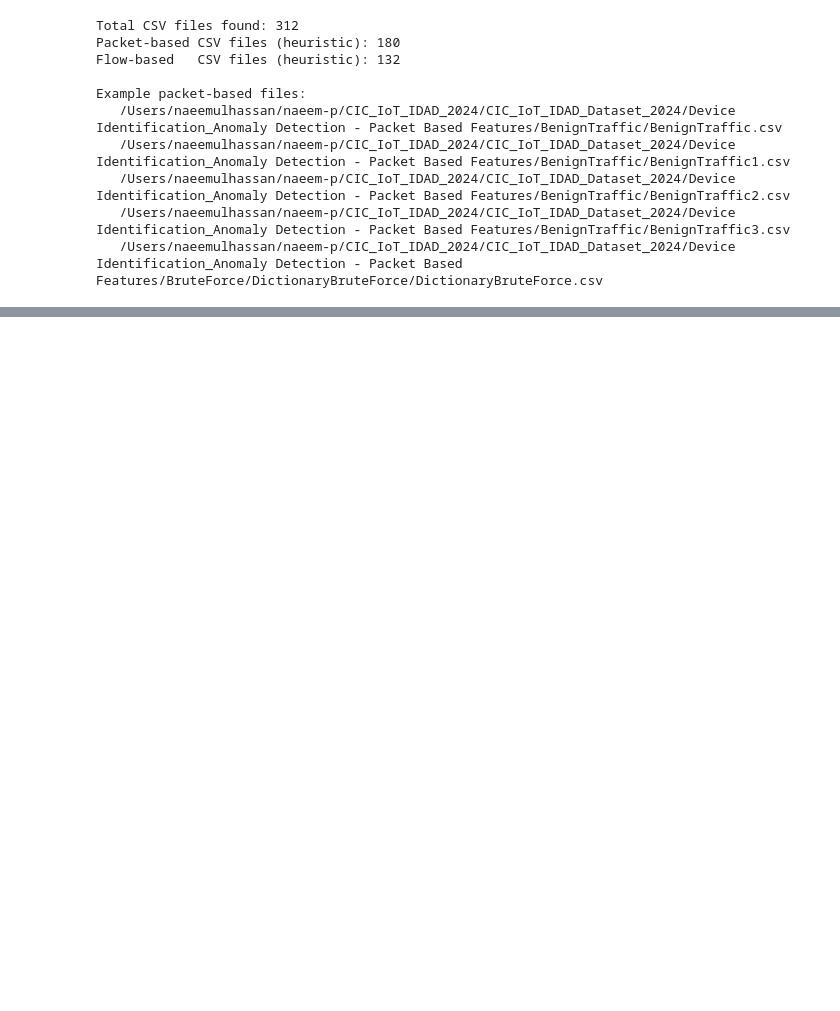
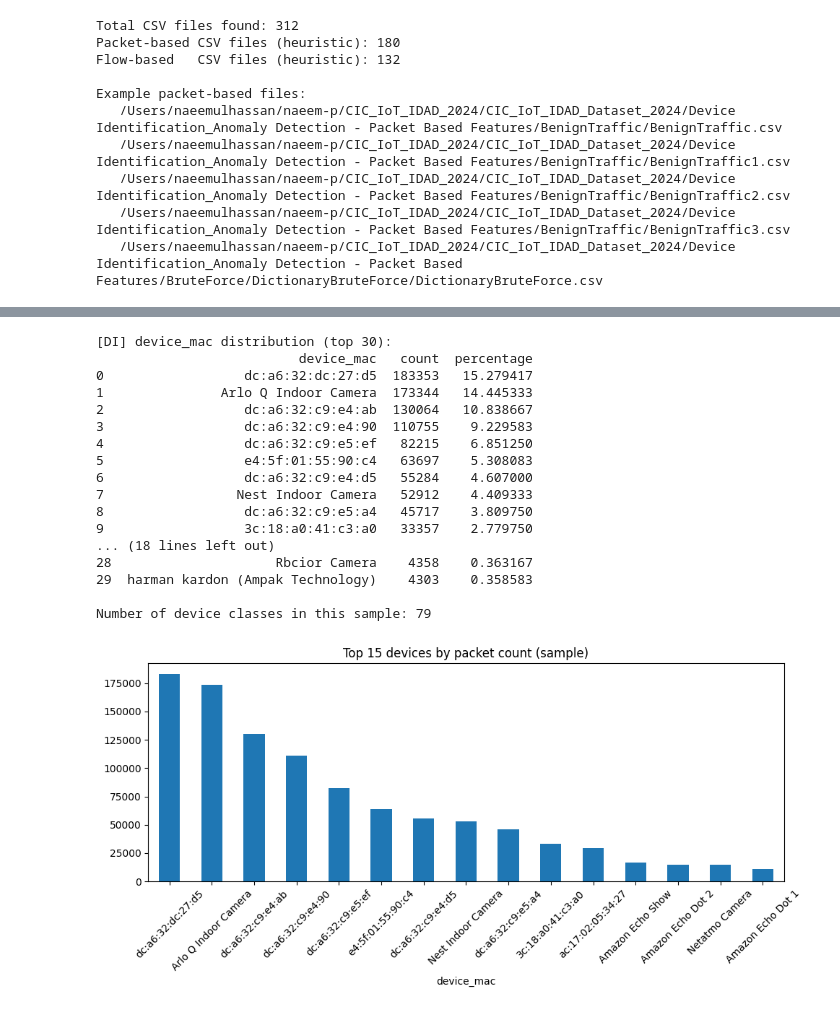
Before and after one commit to naeemhassan09/Cloud-Deployed-Multitask-IoT-IDS, a Jupyter notebook: notebooks/02_label_and_feature_analysis.ipynb, the cells around one changed output, grey strips where cells are left out. Cells and saved outputs as stored; diff of their text form; code cells hidden in the pictures; blank space fills up the shorter version.

```diff
--- a/notebooks/02_label_and_feature_analysis.ipynb
+++ b/notebooks/02_label_and_feature_analysis.ipynb
@@ -31,9 +31,9 @@ BASE_PATH = Path(
     "/Users/naeemulhassan/naeem-p/CIC_IoT_IDAD_2024/CIC_IoT_IDAD_Dataset_2024"
 )
 
-# Sample configuration (≈ 560k rows)
-MAX_PACKET_FILES_FOR_SAMPLE = 8        # first 8 packet files
-ROWS_PER_PACKET_FILE_SAMPLE = 70_000   # 70k rows per file
+# Sample configuration (≈ 1.2M rows)
+MAX_PACKET_FILES_FOR_SAMPLE = 12        # first 12 packet files
+ROWS_PER_PACKET_FILE_SAMPLE = 100_000   # 100k rows per file
 
 ATTACK_KEYWORDS = {
     "ddos": "ddos",
@@ -190,0 +228,54 @@ memory usage: 334.5+ MB
+# %%
+# ============================================================
+# 6. Device label analysis (DI task)
+# ============================================================
+
+device_counts = (
+    packet_sample["device_mac"]
+    .value_counts()
+    .reset_index()
+)
+device_counts.columns = ["device_mac", "count"]
+device_counts["percentage"] = (
+    100 * device_counts["count"] / device_counts["count"].sum()
+)
+
+print("\n[DI] device_mac distribution (top 30):")
+print(device_counts.head(30))
+
+print("\nNumber of device classes in this sample:", device_counts.shape[0])
+
+device_counts.to_csv(
+    REPORTS_DIR / "di_device_mac_distribution_sample.csv",
+    index=False,
+)
+
+device_counts.head(15).plot(
+    x="device_mac",
+    y="count",
+    kind="bar",
+    title="Top 15 devices by packet count (sample)",
+    legend=False,
+    rot=45,
+)
+plt.tight_layout()
+plt.show()
+# %% [output]
+[DI] device_mac distribution (top 30):
+                          device_mac   count  percentage
+0                  dc:a6:32:dc:27:d5  183353   15.279417
+1               Arlo Q Indoor Camera  173344   14.445333
+2                  dc:a6:32:c9:e4:ab  130064   10.838667
+3                  dc:a6:32:c9:e4:90  110755    9.229583
+4                  dc:a6:32:c9:e5:ef   82215    6.851250
+5                  e4:5f:01:55:90:c4   63697    5.308083
+6                  dc:a6:32:c9:e4:d5   55284    4.607000
+7                 Nest Indoor Camera   52912    4.409333
+8                  dc:a6:32:c9:e5:a4   45717    3.809750
+9                  3c:18:a0:41:c3:a0   33357    2.779750
+... (18 lines left out)
+28                     Rbcior Camera    4358    0.363167
+29  harman kardon (Ampak Technology)    4303    0.358583
+
+Number of device classes in this sample: 79
+[figure, added]
```
Also changed, not shown: parts of 8 cells of this notebook, 2 other files.
